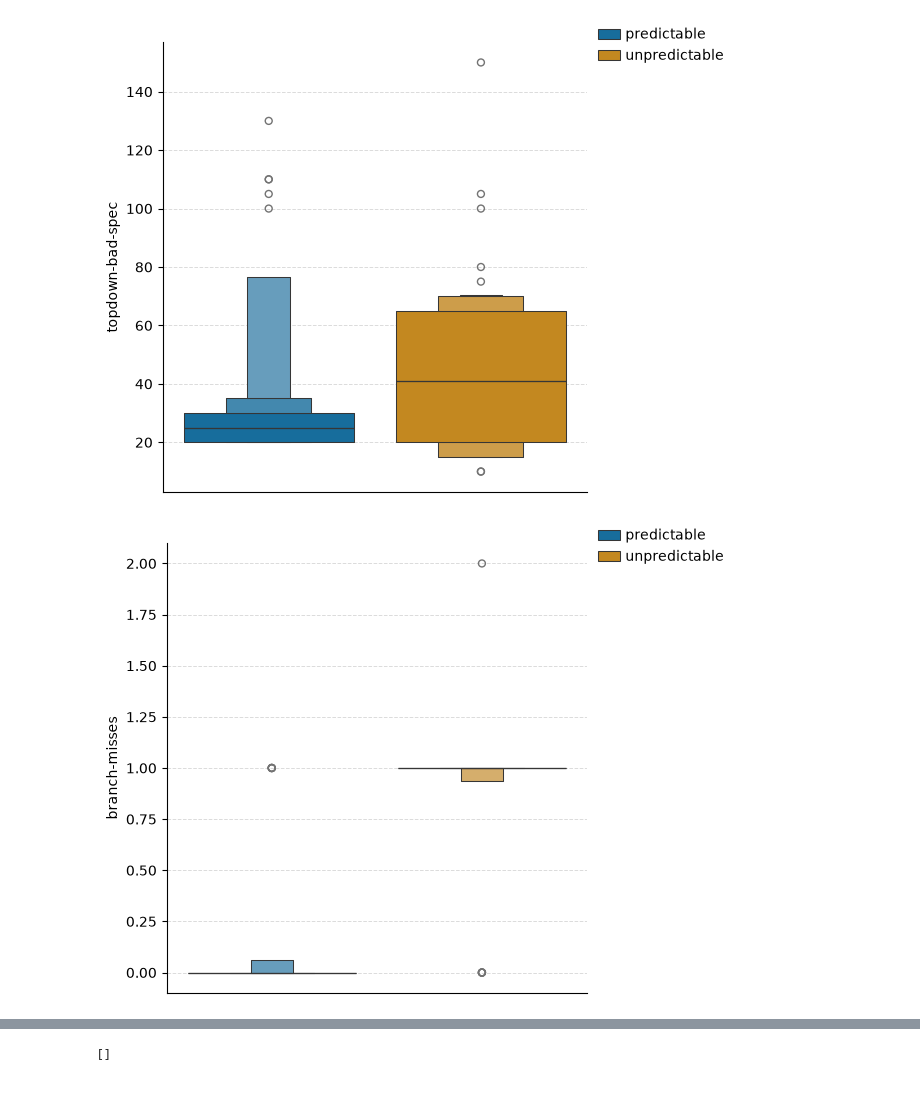
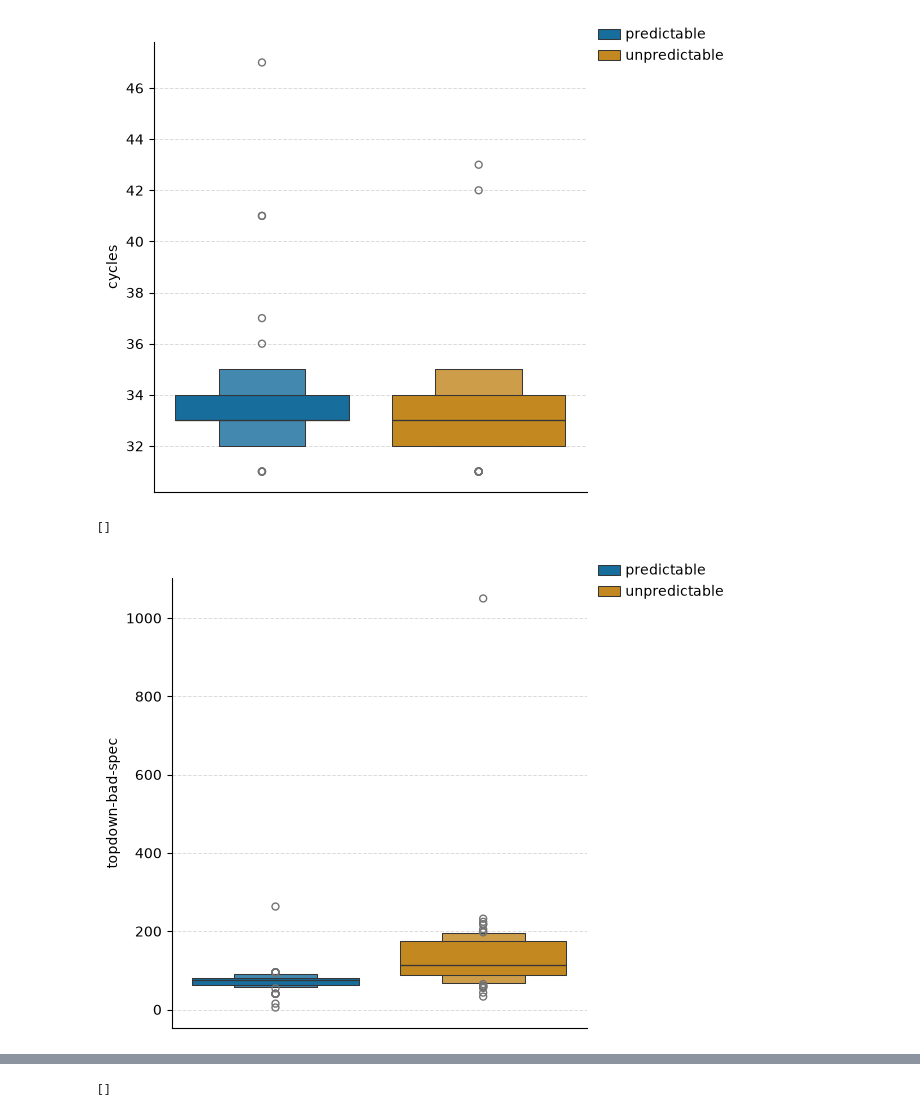
Before and after one commit to perf-labs/perf, a Jupyter notebook: studies/x86_64/bad_speculation/branch_mispredit.ipynb, the cells around one changed output, grey strips where cells are left out. Saved outputs shown, nothing was run; the diff lists cells and outputs as text; code cells hidden in the pictures.

Commit message:
:new: [perf] Analyze/Compare/Profile

```diff
--- a/studies/x86_64/bad_speculation/branch_mispredit.ipynb
+++ b/studies/x86_64/bad_speculation/branch_mispredit.ipynb
@@ -82,0 +48,6 @@ unpredictable                  4.0            1.0  0.25
+# %%
+import json
+
+_gen = json.load(open("/tmp/study_bs_values.json"))
+VALUES, BITS = _gen["values"], _gen["bits"]
+print(f"{BITS} conditions, {len(VALUES)} input values")
@@ -82,0 +174,33 @@ unpredictable                  4.0            1.0  0.25
+# %%
+TOP = sweep(SLOTS)
+med = TOP.groupby("branch")[SLOTS].median()
+share = med.div(med.sum(axis=1), axis=0).round(3)
+print(share.to_string())
+print()
+
+cycle_ratio = (
+    summary.loc["unpredictable", "cycles_mean"]
+    / summary.loc["predictable", "cycles_mean"]
+)
+
+check(
+    "the axis really does vary the inputs: instructions differ within a mode",
+    df.groupby("branch")["instructions"].std().min() > 0,
+)
+check(
+    f"mispredicts stay far below what random branches would cost "
+    f"(mpki {summary.loc['predictable', 'mpki']:.0f} predictable, "
+    f"{summary.loc['unpredictable', 'mpki']:.0f} unpredictable; "
+    f"{BITS} branches at a ~15 cycle penalty would be ~{BITS * 1000 // 2} mpki)",
+    summary["mpki"].max() < 250,
+)
+check(
+    f"the cycle gap stays small ({cycle_ratio:.2f}x), so no mispredict "
+    f"penalty is being demonstrated",
+    0.8 < cycle_ratio < 1.25,
+)
+check(
+    f"topdown-bad-spec stays a minority slot rather than a bound "
+    f"({share['topdown-bad-spec'].max():.2f})",
+    share["topdown-bad-spec"].max() < 0.6,
+)
@@ -83,7 +217,9 @@ unpredictable                  4.0            1.0  0.25
+# %%
+perf.plot(df, "boxen", event="cycles", groupby="branch")
+# %% [output]
+[figure, added]
+[]
 # %%
-perf.plot(top, "boxen", event="topdown-bad-spec", groupby="branch")
-perf.plot(cmp, "boxen", event="branch-misses", groupby="branch")
-perf.plot(cmp, "ecdf", event="branch-misses", groupby="branch")
+perf.plot(TOP, "boxen", event="topdown-bad-spec", groupby="branch")
 # %% [output]
-[figure, old version]
+[figure, new version]
-[figure, removed]
```
Also changed, not shown: parts of 13 cells of this notebook, 51 other files.
